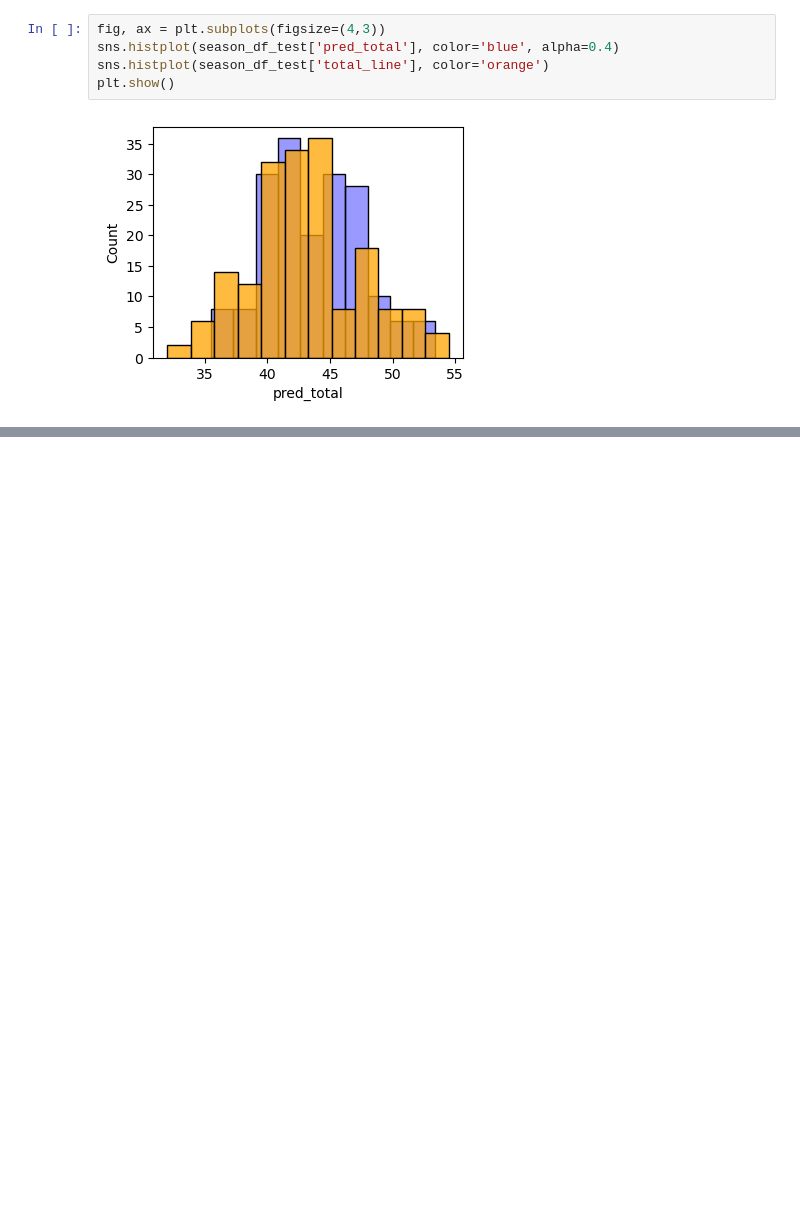
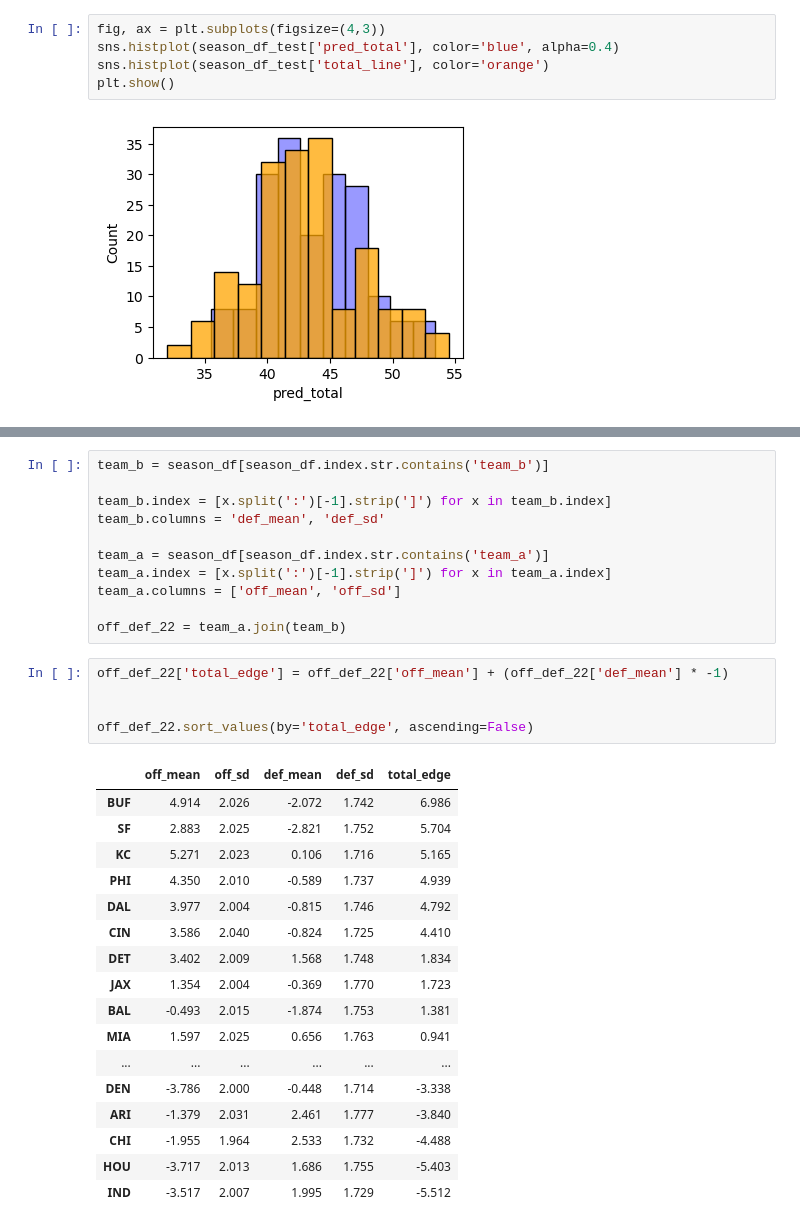
Before and after one commit to yaobviously/nfl_project, a Jupyter notebook: notebooks/games.ipynb, the cells around one changed output, grey strips where cells are left out. Cells and saved outputs as stored; diff of their text form; blank space fills up the shorter version.

```diff
--- a/notebooks/games.ipynb
+++ b/notebooks/games.ipynb
@@ -464,0 +426,34 @@ season_df[season_df.index.str.contains('team_b')].sort_values(by=0, ascending=Tr
+# %%
+team_b = season_df[season_df.index.str.contains('team_b')]
+
+team_b.index = [x.split(':')[-1].strip(']') for x in team_b.index]
+team_b.columns = 'def_mean', 'def_sd'
+
+team_a = season_df[season_df.index.str.contains('team_a')]
+team_a.index = [x.split(':')[-1].strip(']') for x in team_a.index]
+team_a.columns = ['off_mean', 'off_sd']
+
+off_def_22 = team_a.join(team_b)
+# %%
+off_def_22['total_edge'] = off_def_22['off_mean'] + (off_def_22['def_mean'] * -1)
+
+
+off_def_22.sort_values(by='total_edge', ascending=False)
+# %% [output]
+|  | off_mean | off_sd | def_mean | def_sd | total_edge |
+| BUF | 4.914 | 2.026 | -2.072 | 1.742 | 6.986 |
+| SF | 2.883 | 2.025 | -2.821 | 1.752 | 5.704 |
+| KC | 5.271 | 2.023 | 0.106 | 1.716 | 5.165 |
+| PHI | 4.350 | 2.010 | -0.589 | 1.737 | 4.939 |
+| DAL | 3.977 | 2.004 | -0.815 | 1.746 | 4.792 |
+| CIN | 3.586 | 2.040 | -0.824 | 1.725 | 4.410 |
+| DET | 3.402 | 2.009 | 1.568 | 1.748 | 1.834 |
+| JAX | 1.354 | 2.004 | -0.369 | 1.770 | 1.723 |
+| BAL | -0.493 | 2.015 | -1.874 | 1.753 | 1.381 |
+| MIA | 1.597 | 2.025 | 0.656 | 1.763 | 0.941 |
+| ... | ... | ... | ... | ... | ... |
+| DEN | -3.786 | 2.000 | -0.448 | 1.714 | -3.338 |
+| ARI | -1.379 | 2.031 | 2.461 | 1.777 | -3.840 |
+| CHI | -1.955 | 1.964 | 2.533 | 1.732 | -4.488 |
+| HOU | -3.717 | 2.013 | 1.686 | 1.755 | -5.403 |
+| IND | -3.517 | 2.007 | 1.995 | 1.729 | -5.512 |
```
Also changed, not shown: parts of 22 cells of this notebook.
